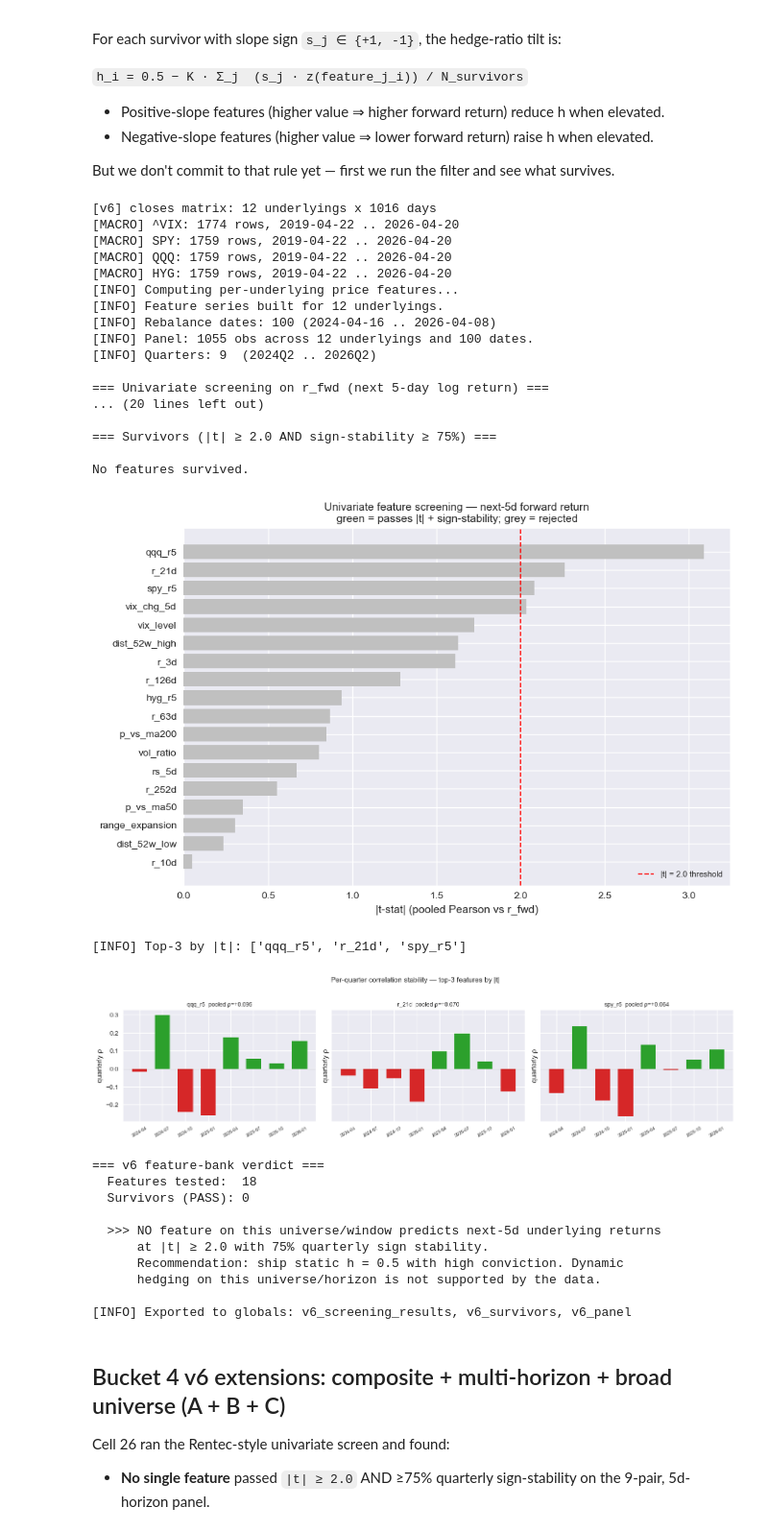
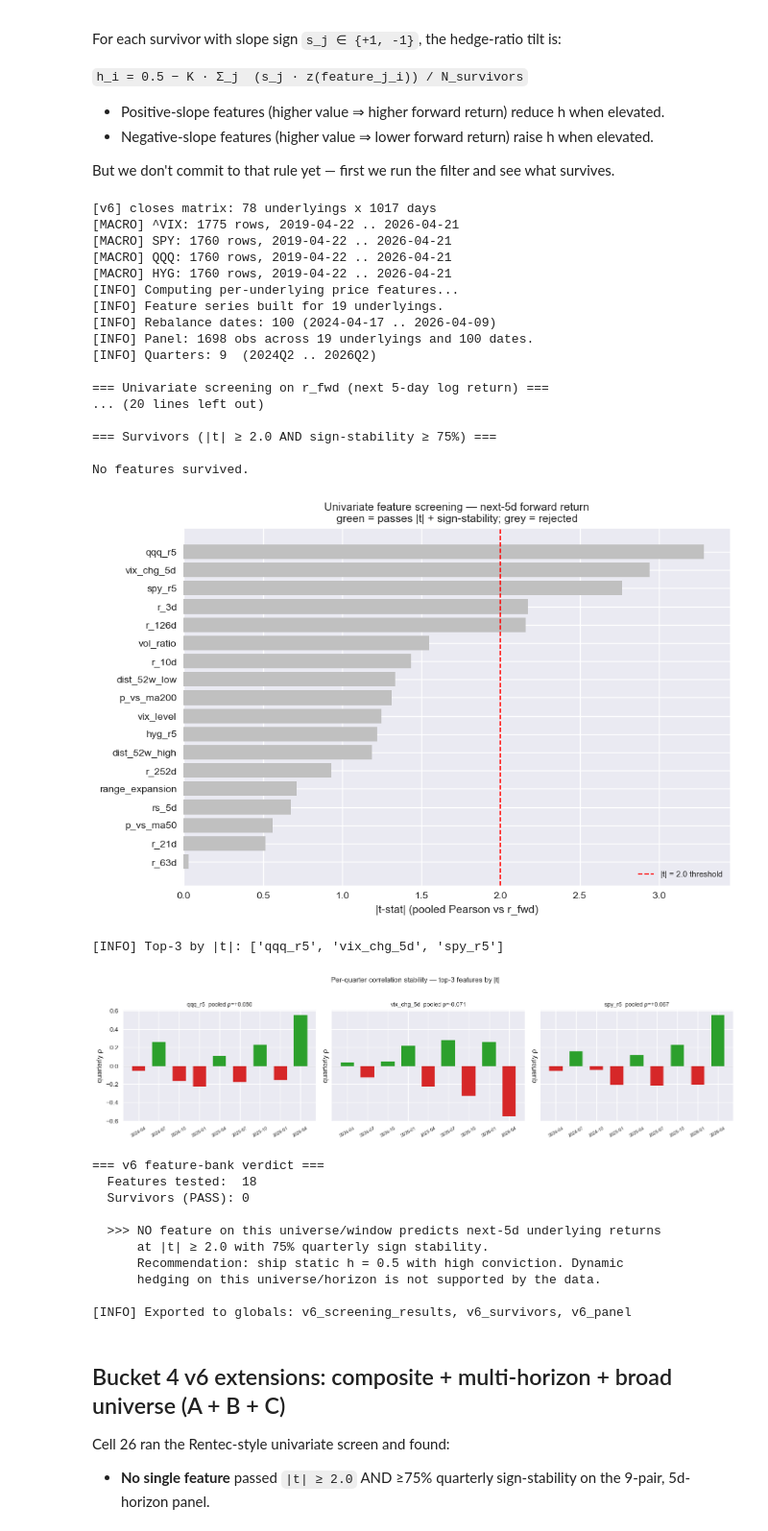
Before and after one commit to GoldmanDrew/ls-algo, a Jupyter notebook: notebooks/Simple_Pair_Backtest.ipynb, the cells around one changed output. Shown at 96% size. Cells and saved outputs as stored; diff of their text form; code cells hidden in the pictures.

```diff
--- a/notebooks/Simple_Pair_Backtest.ipynb
+++ b/notebooks/Simple_Pair_Backtest.ipynb
@@ -1228,7 +1254,7 @@ if "BUCKET4_PAIRS" not in globals():
 
 b4 = pd.DataFrame(BUCKET4_PAIRS, columns=["ETF", "Underlying"])
 
-_syms = sorted({u for _, u in BUCKET4_PAIRS})
+_syms = sorted({u for _, u in BUCKET4_PAIRS} | set(globals().get("INVERSE_LEVERED_ETF_UNIVERSE", [])))
 _cols: dict[str, pd.Series] = {}
 for u in _syms:
     try:
@@ -1529,44 +1555,44 @@ if n_survivors == 0:
     print("      Recommendation: ship static h = 0.5 with high conviction. Dynamic")
     print("      hedging on this universe/horizon is not supported by the data.")
 elif n_survivors < 3:
     print("\n  >>> Only 1-2 survivors. Too thin for a robust blend. Either:")
     print("      (a) broaden the feature bank, or (b) ship static h = 0.5 and")
     print("      monitor the survivor(s) as diagnostic signals only.")
 else:
     print("\n  >>> 3+ survivors. Proceed to v6: equal-weighted blend of survivors,")
     print("      single coefficient K calibrated on a hold-out window.")
     print("      Suggested construction:")
     print("        signal_i(t) = Σ_j  sign(ρ_j) · z(feature_j_i(t)) / N_survivors")
     print("        h_i(t)      = clip(0.5 − K · signal_i(t), H_MIN, H_MAX)")
     print("        h_applied_i = EMA(h_i, α=0.25)")
 
 # Export results for downstream cells.
 globals()["v6_screening_results"] = res_df
 globals()["v6_survivors"]         = survivors
 globals()["v6_panel"]             = panel
 
 print("\n[INFO] Exported to globals: v6_screening_results, v6_survivors, v6_panel")
 # %% [output]
-[v6] closes matrix: 12 underlyings x 1016 days
-[MACRO] ^VIX: 1774 rows, 2019-04-22 .. 2026-04-20
-[MACRO] SPY: 1759 rows, 2019-04-22 .. 2026-04-20
-[MACRO] QQQ: 1759 rows, 2019-04-22 .. 2026-04-20
-[MACRO] HYG: 1759 rows, 2019-04-22 .. 2026-04-20
+[v6] closes matrix: 78 underlyings x 1017 days
+[MACRO] ^VIX: 1775 rows, 2019-04-22 .. 2026-04-21
+[MACRO] SPY: 1760 rows, 2019-04-22 .. 2026-04-21
+[MACRO] QQQ: 1760 rows, 2019-04-22 .. 2026-04-21
+[MACRO] HYG: 1760 rows, 2019-04-22 .. 2026-04-21
 [INFO] Computing per-underlying price features...
-[INFO] Feature series built for 12 underlyings.
-[INFO] Rebalance dates: 100 (2024-04-16 .. 2026-04-08)
-[INFO] Panel: 1055 obs across 12 underlyings and 100 dates.
+[INFO] Feature series built for 19 underlyings.
+[INFO] Rebalance dates: 100 (2024-04-17 .. 2026-04-09)
+[INFO] Panel: 1698 obs across 19 underlyings and 100 dates.
 [INFO] Quarters: 9  (2024Q2 .. 2026Q2)
 
 === Univariate screening on r_fwd (next 5-day log return) ===
 ... (20 lines left out)
 
 === Survivors (|t| ≥ 2.0 AND sign-stability ≥ 75%) ===
 
 No features survived.
-[figure, old version]
+[figure, new version]
-[INFO] Top-3 by |t|: ['qqq_r5', 'r_21d', 'spy_r5']
+[INFO] Top-3 by |t|: ['qqq_r5', 'vix_chg_5d', 'spy_r5']
-[figure, old version]
+[figure, new version]
 === v6 feature-bank verdict ===
   Features tested:  18
   Survivors (PASS): 0
```
Also changed, not shown: parts of 10 cells of this notebook, 11 other files.
